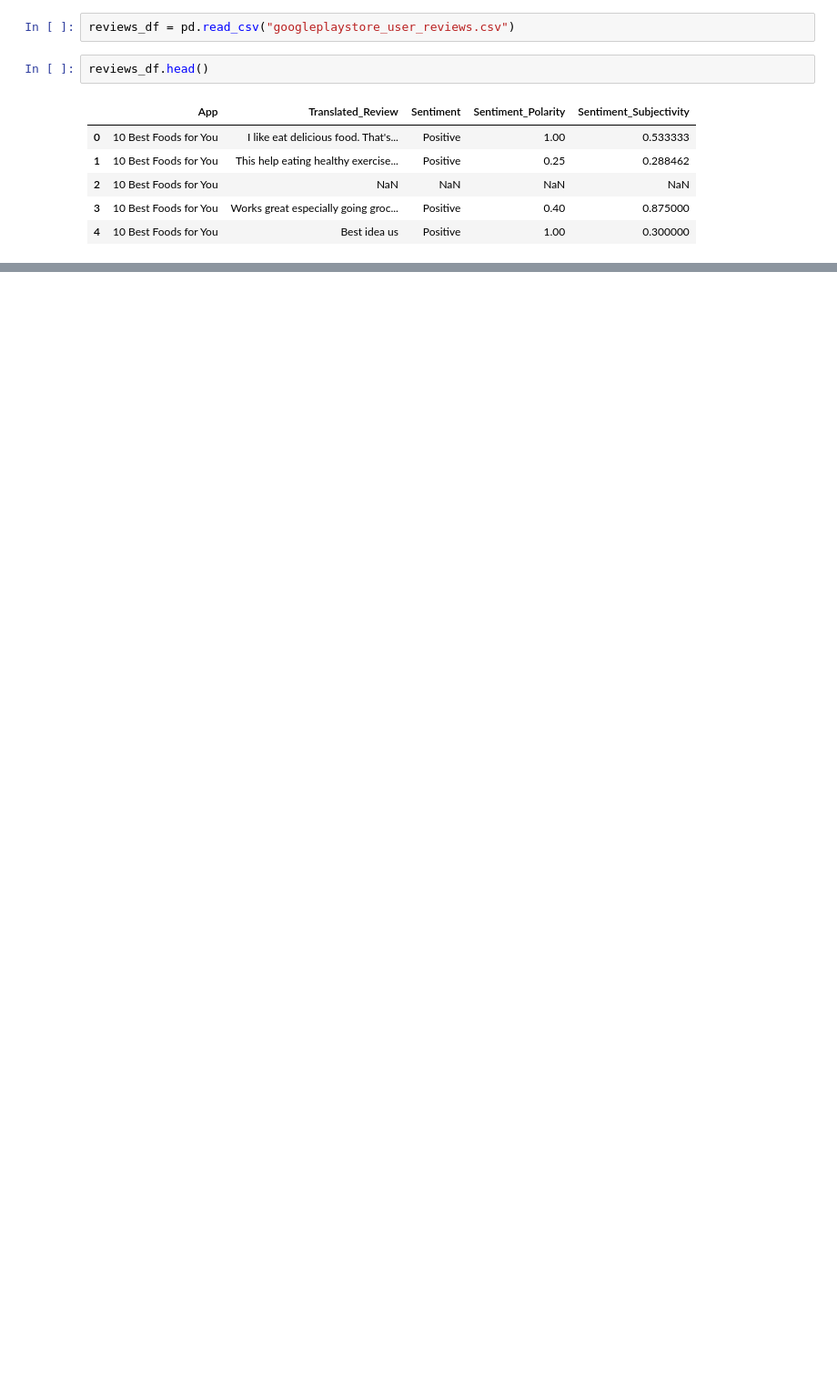
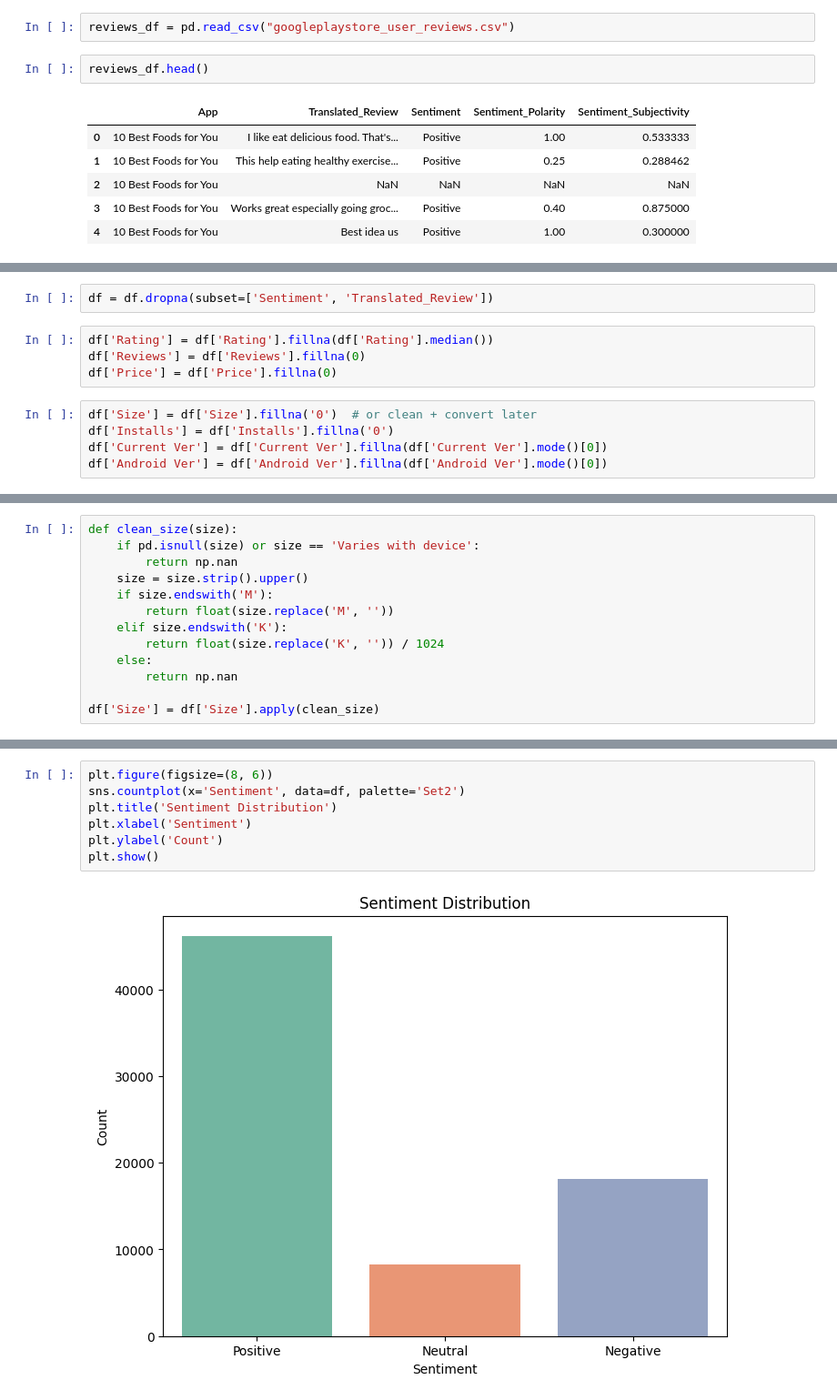
Before and after one commit to ashokrawatt/New-ML-Project, a Jupyter notebook: notebook/EDA.ipynb, the cells around one changed output, grey strips where cells are left out. Shown: that part at 91% size. Cells and saved outputs as stored; diff of their text form; blank space fills up the shorter version.

```diff
--- a/notebook/EDA.ipynb
+++ b/notebook/EDA.ipynb
@@ -360,0 +88,11 @@ plt.show()
+# %%
+df = df.dropna(subset=['Sentiment', 'Translated_Review'])
+# %%
+df['Rating'] = df['Rating'].fillna(df['Rating'].median())
+df['Reviews'] = df['Reviews'].fillna(0)
+df['Price'] = df['Price'].fillna(0)
+# %%
+df['Size'] = df['Size'].fillna('0')  # or clean + convert later
+df['Installs'] = df['Installs'].fillna('0')
+df['Current Ver'] = df['Current Ver'].fillna(df['Current Ver'].mode()[0])
+df['Android Ver'] = df['Android Ver'].fillna(df['Android Ver'].mode()[0])
@@ -360,0 +120,13 @@ plt.show()
+# %%
+def clean_size(size):
+    if pd.isnull(size) or size == 'Varies with device':
+        return np.nan
+    size = size.strip().upper()
+    if size.endswith('M'):
+        return float(size.replace('M', ''))
+    elif size.endswith('K'):
+        return float(size.replace('K', '')) / 1024
+    else:
+        return np.nan
+
+df['Size'] = df['Size'].apply(clean_size)
@@ -360,0 +142,9 @@ plt.show()
+# %%
+plt.figure(figsize=(8, 6))
+sns.countplot(x='Sentiment', data=df, palette='Set2')
+plt.title('Sentiment Distribution')
+plt.xlabel('Sentiment')
+plt.ylabel('Count')
+plt.show()
+# %% [output]
+[figure, added]
```
Also changed, not shown: parts of 72 cells of this notebook.
